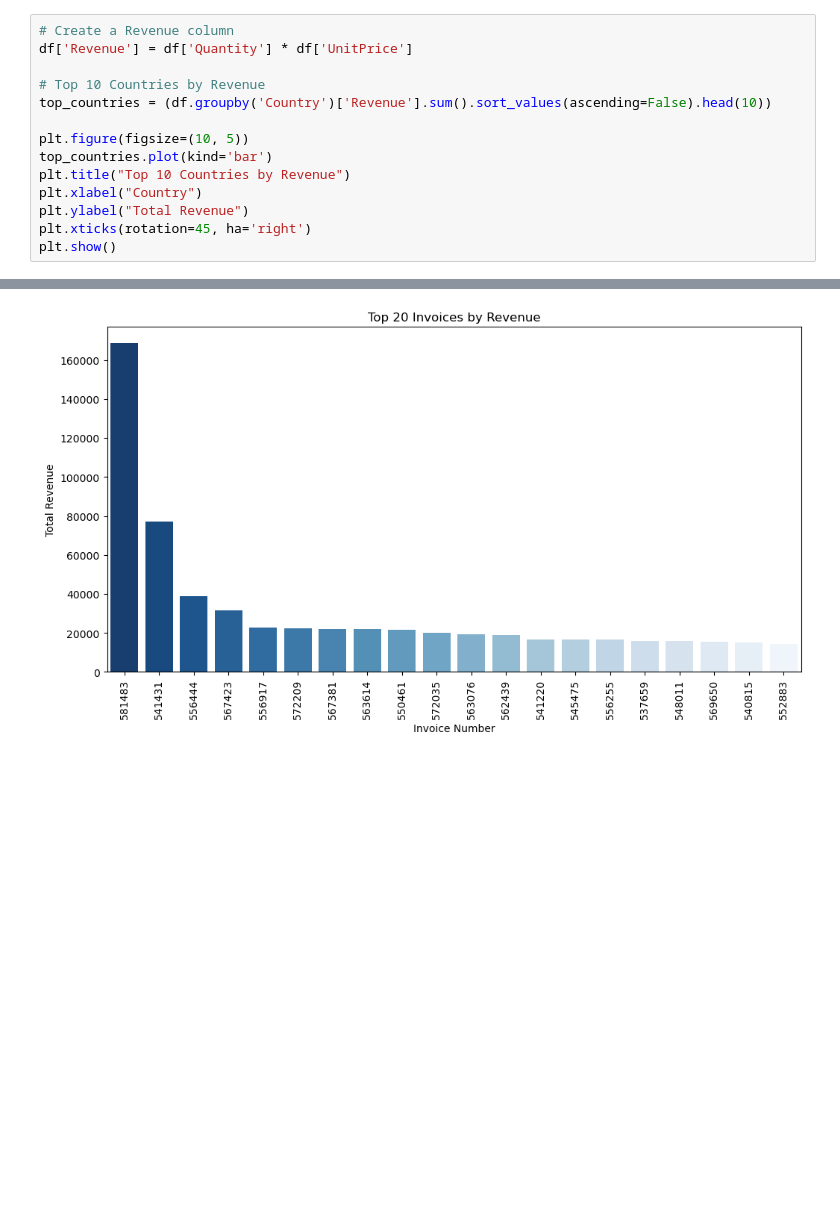
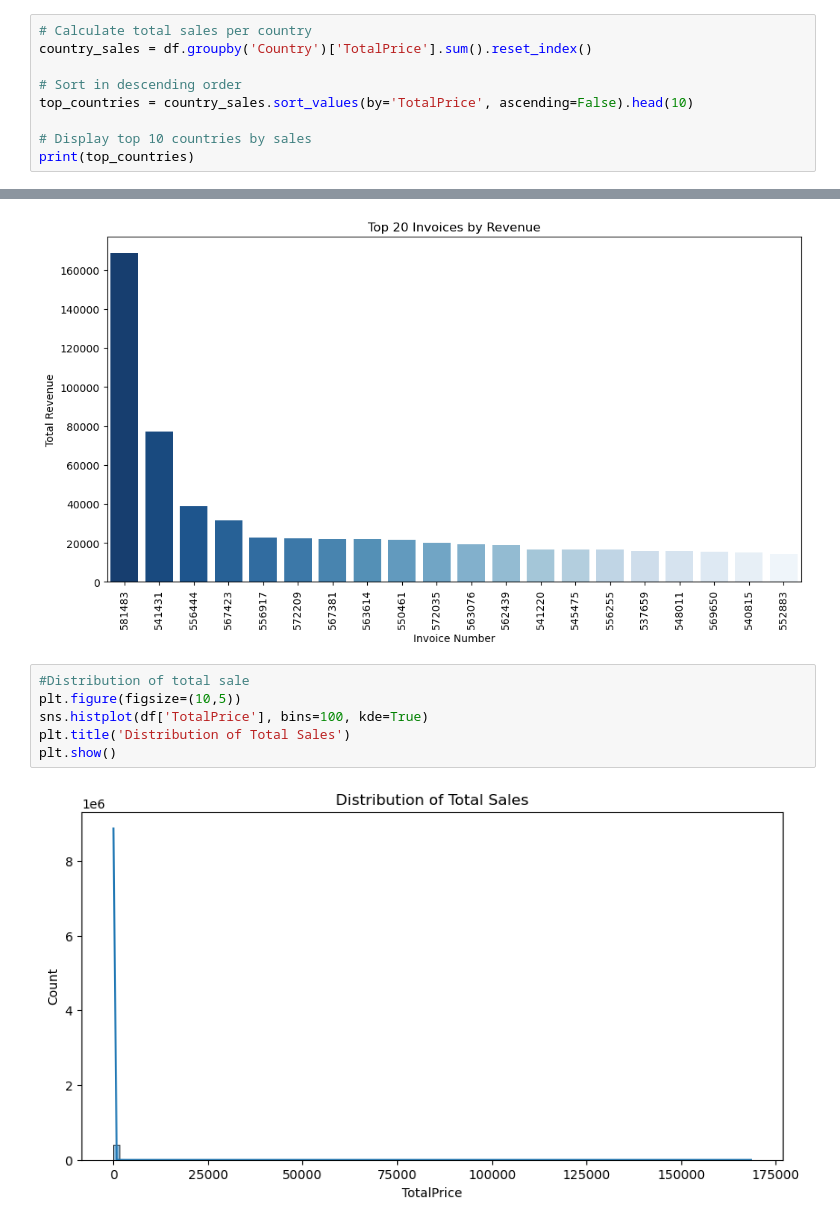
Before and after one commit to j2damax/principles-of-ds-cw02, a Jupyter notebook: aarabi/Group_Assignment.ipynb, the cells around one changed output, grey strips where cells are left out. Drawn from its saved outputs; the diff is of its cells as text; blank space fills up the shorter version.

```diff
--- a/aarabi/Group_Assignment.ipynb
+++ b/aarabi/Group_Assignment.ipynb
@@ -289,15 +329,10 @@ Passing `palette` without assigning `hue` is deprecated and will be removed in v
 # %%
-# Create a Revenue column
-df['Revenue'] = df['Quantity'] * df['UnitPrice']
+# Calculate total sales per country
+country_sales = df.groupby('Country')['TotalPrice'].sum().reset_index()
 
-# Top 10 Countries by Revenue
-top_countries = (df.groupby('Country')['Revenue'].sum().sort_values(ascending=False).head(10))
+# Sort in descending order
+top_countries = country_sales.sort_values(by='TotalPrice', ascending=False).head(10)
 
-plt.figure(figsize=(10, 5))
-top_countries.plot(kind='bar')
-plt.title("Top 10 Countries by Revenue")
-plt.xlabel("Country")
-plt.ylabel("Total Revenue")
-plt.xticks(rotation=45, ha='right')
-plt.show()
+# Display top 10 countries by sales
+print(top_countries)
 # %% [output]
@@ -323,3 +381,11 @@ Passing `palette` without assigning `hue` is deprecated and will be removed in v
 
   sns.barplot(x="InvoiceNo", y="Revenue", data=top_invoices, palette="Blues_r")
 [figure]
+# %%
+#Distribution of total sale
+plt.figure(figsize=(10,5))
+sns.histplot(df['TotalPrice'], bins=100, kde=True)
+plt.title('Distribution of Total Sales')
+plt.show()
+# %% [output]
+[figure, added]
```
Also changed, not shown: parts of 26 cells of this notebook.
